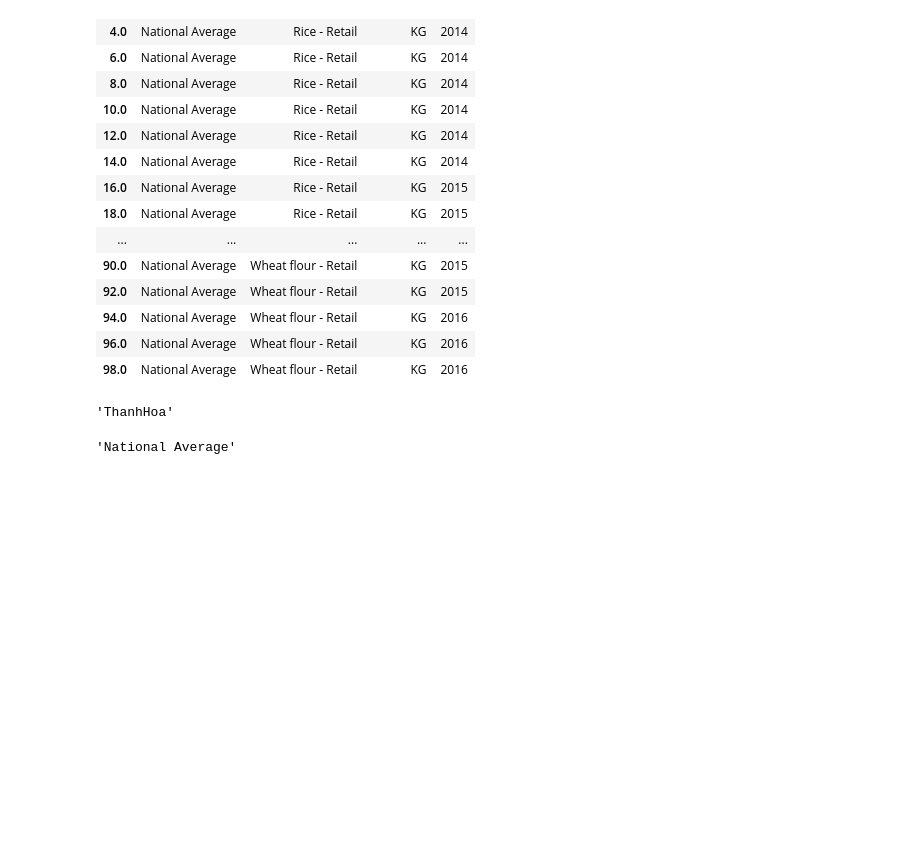
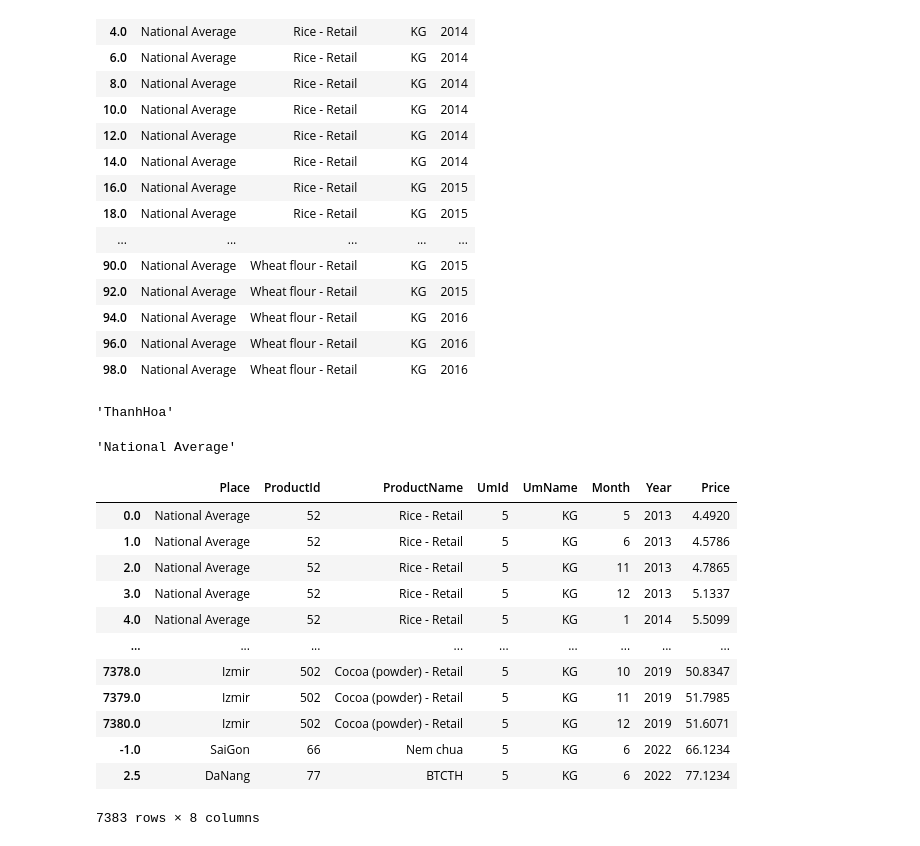
Before and after one commit to KimKieu123/DA30092022, a Jupyter notebook: 10072022.ipynb, the cells around one changed output. Cells and saved outputs as stored; diff of their text form; code cells hidden in the pictures; blank space fills up the shorter version.

```diff
--- a/10072022.ipynb
+++ b/10072022.ipynb
@@ -683,3 +683,33 @@ data.at[0, 'Place']
 #index và tên cột
 # %% [output]
 'National Average'
+# %%
+#thay thế giá trị
+#df.place(giả trị cũ, giá trị mới, inplcae = true)
+
+import pandas as pd
+import numpy as np
+data = pd.read_csv('FoodPrice_in_Turkey.csv', header = 0, encoding = 'utf-8')
+#data.loc[-1] = ['ThanhHoa', 66, 'Nem chua', 5, 'KG', 6, 2022, 66.1234]
+data.loc[-1] = ['ThanhHoa', 66, 'Nem chua', 5, 'KG', 6, 2022, 66.1234]
+data.loc[2.5] = ['DaNang', 77, 'BTCTH', 5, 'KG', 6, 2022, 77.1234]
+data.loc[9] = ['NhaTrang', 66, 'Cá ngựa khô', 5, 'KG', 6, 2022, 66.1234]
+data.replace("ThanhHoa", 'SaiGon', inplace = True)
+#data.loc[:, 'Place'].replace("ThanhHoa", 'SaiGon', inplace = True)
+#data.loc[0:100, 'Place'].replace("ThanhHoa", 'SaiGon', inplace = True)
+
+data
+# %% [output]
+|  | Place | ProductId | ProductName | UmId | UmName | Month | Year | Price |
+| 0.0 | National Average | 52 | Rice - Retail | 5 | KG | 5 | 2013 | 4.4920 |
+| 1.0 | National Average | 52 | Rice - Retail | 5 | KG | 6 | 2013 | 4.5786 |
+| 2.0 | National Average | 52 | Rice - Retail | 5 | KG | 11 | 2013 | 4.7865 |
+| 3.0 | National Average | 52 | Rice - Retail | 5 | KG | 12 | 2013 | 5.1337 |
+| 4.0 | National Average | 52 | Rice - Retail | 5 | KG | 1 | 2014 | 5.5099 |
+| ... | ... | ... | ... | ... | ... | ... | ... | ... |
+| 7378.0 | Izmir | 502 | Cocoa (powder) - Retail | 5 | KG | 10 | 2019 | 50.8347 |
+| 7379.0 | Izmir | 502 | Cocoa (powder) - Retail | 5 | KG | 11 | 2019 | 51.7985 |
+| 7380.0 | Izmir | 502 | Cocoa (powder) - Retail | 5 | KG | 12 | 2019 | 51.6071 |
+| -1.0 | SaiGon | 66 | Nem chua | 5 | KG | 6 | 2022 | 66.1234 |
+| 2.5 | DaNang | 77 | BTCTH | 5 | KG | 6 | 2022 | 77.1234 |
+7383 rows × 8 columns
```
Also changed, not shown: parts of 20 cells of this notebook, 4 other files.
